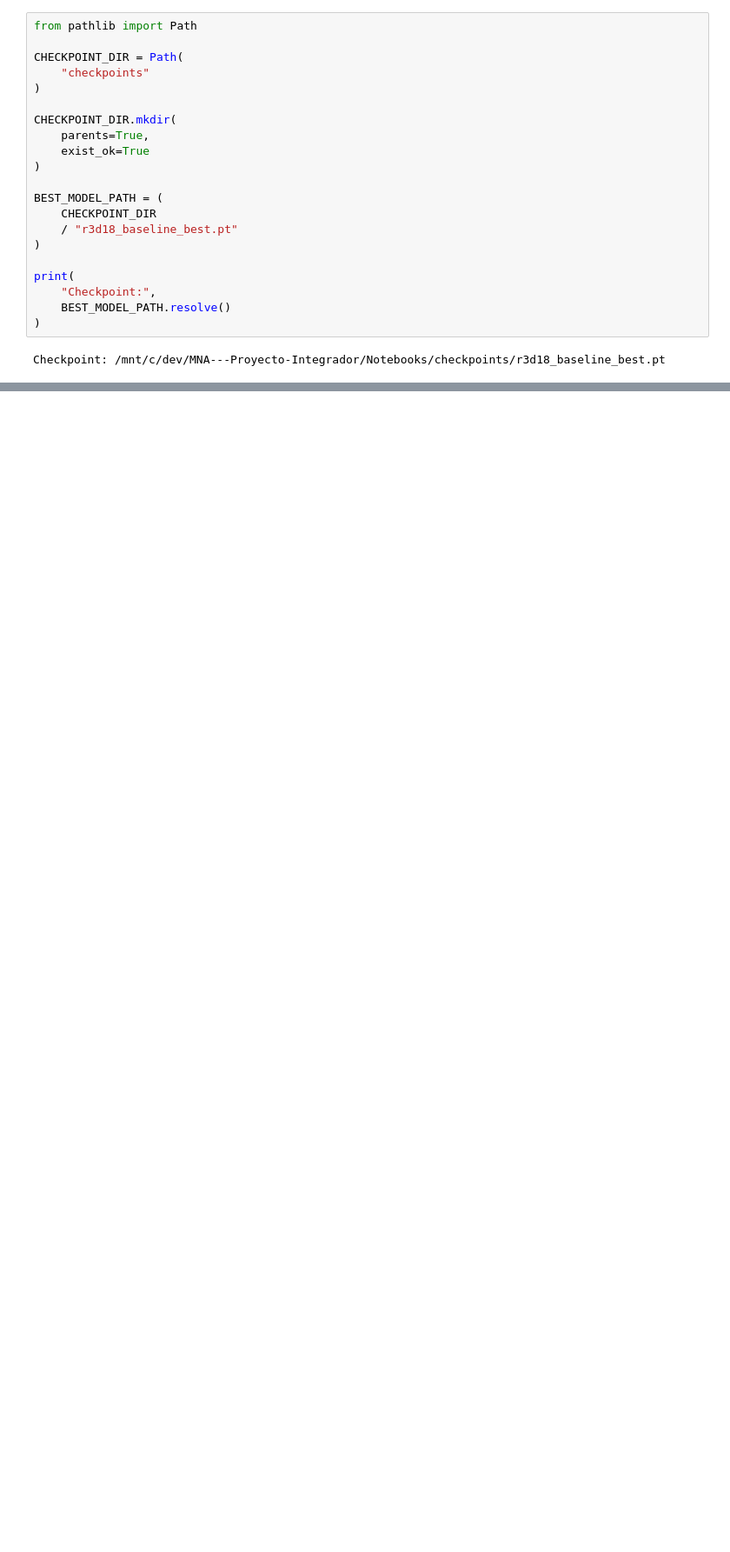
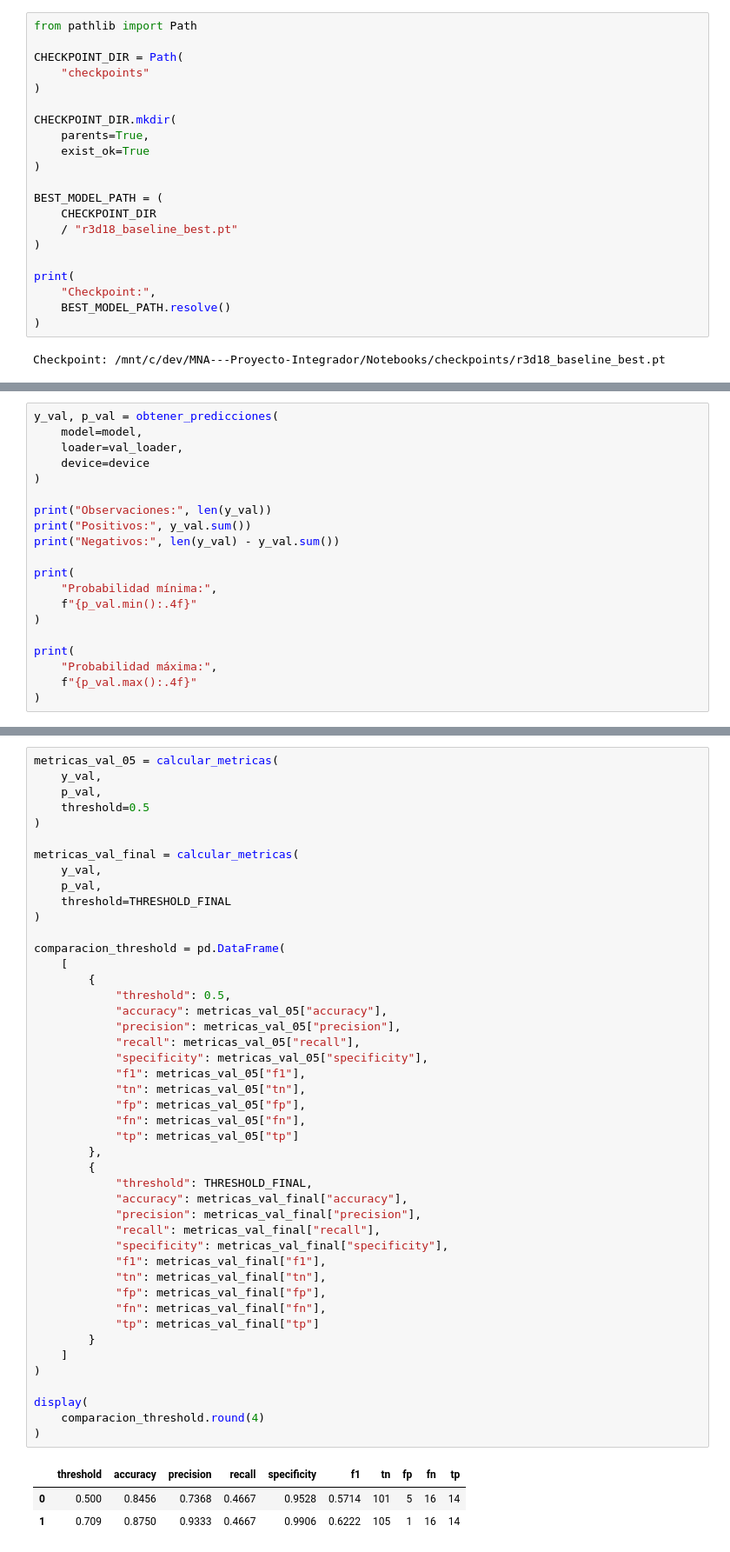
Before and after one commit to joseluistinajero/MNA---Proyecto-Integrador, a Jupyter notebook: Notebooks/Avance3_Equipo41.ipynb, the cells around one changed output, grey strips where cells are left out. Shown at 87% size. Drawn from its saved outputs; the diff is of its cells as text; blank space fills up the shorter version.

```diff
--- a/Notebooks/Avance3_Equipo41.ipynb
+++ b/Notebooks/Avance3_Equipo41.ipynb
@@ -3759,0 +4694,20 @@ Existe: True
+# %%
+y_val, p_val = obtener_predicciones(
+    model=model,
+    loader=val_loader,
+    device=device
+)
+
+print("Observaciones:", len(y_val))
+print("Positivos:", y_val.sum())
+print("Negativos:", len(y_val) - y_val.sum())
+
+print(
+    "Probabilidad mínima:",
+    f"{p_val.min():.4f}"
+)
+
+print(
+    "Probabilidad máxima:",
+    f"{p_val.max():.4f}"
+)
@@ -3759,0 +4842,49 @@ Existe: True
+# %%
+metricas_val_05 = calcular_metricas(
+    y_val,
+    p_val,
+    threshold=0.5
+)
+
+metricas_val_final = calcular_metricas(
+    y_val,
+    p_val,
+    threshold=THRESHOLD_FINAL
+)
+
+comparacion_threshold = pd.DataFrame(
+    [
+        {
+            "threshold": 0.5,
+            "accuracy": metricas_val_05["accuracy"],
+            "precision": metricas_val_05["precision"],
+            "recall": metricas_val_05["recall"],
+            "specificity": metricas_val_05["specificity"],
+            "f1": metricas_val_05["f1"],
+            "tn": metricas_val_05["tn"],
+            "fp": metricas_val_05["fp"],
+            "fn": metricas_val_05["fn"],
+            "tp": metricas_val_05["tp"]
+        },
+        {
+            "threshold": THRESHOLD_FINAL,
+            "accuracy": metricas_val_final["accuracy"],
+            "precision": metricas_val_final["precision"],
+            "recall": metricas_val_final["recall"],
+            "specificity": metricas_val_final["specificity"],
+            "f1": metricas_val_final["f1"],
+            "tn": metricas_val_final["tn"],
+            "fp": metricas_val_final["fp"],
+            "fn": metricas_val_final["fn"],
+            "tp": metricas_val_final["tp"]
+        }
+    ]
+)
+
+display(
+    comparacion_threshold.round(4)
+)
+# %% [output]
+|  | threshold | accuracy | precision | recall | specificity | f1 | tn | fp | fn | tp |
+| 0 | 0.500 | 0.8456 | 0.7368 | 0.4667 | 0.9528 | 0.5714 | 101 | 5 | 16 | 14 |
+| 1 | 0.709 | 0.8750 | 0.9333 | 0.4667 | 0.9906 | 0.6222 | 105 | 1 | 16 | 14 |
```
Also changed, not shown: parts of 31 cells of this notebook.
